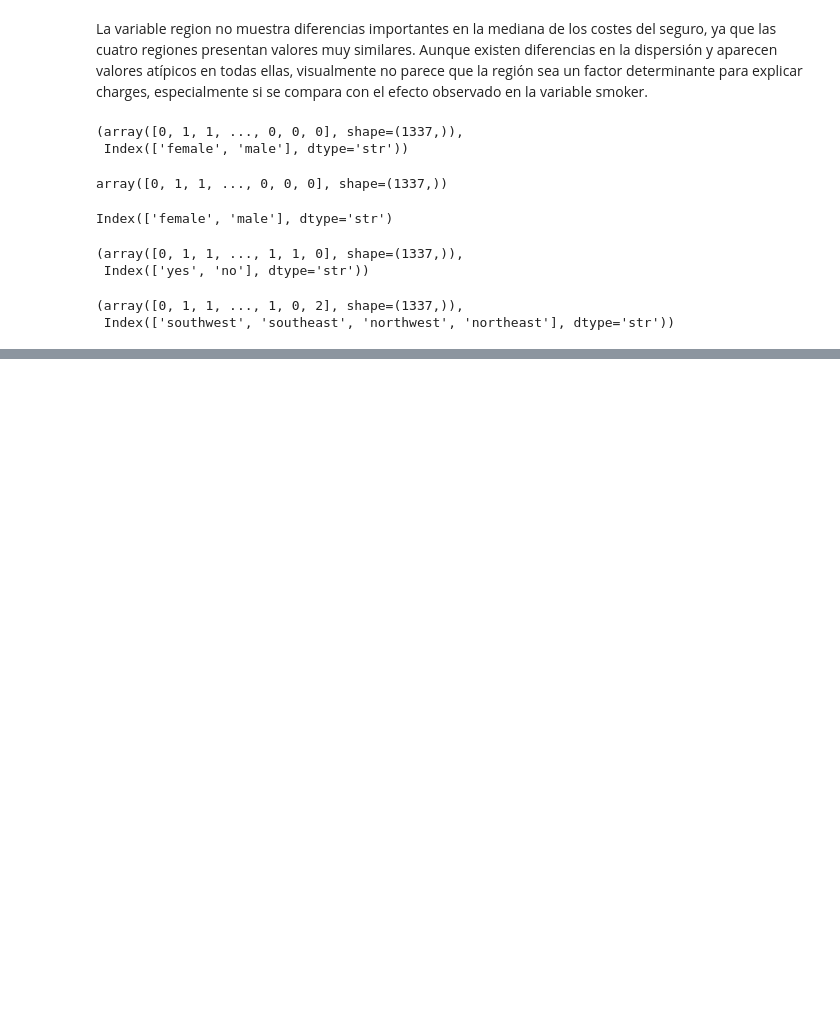
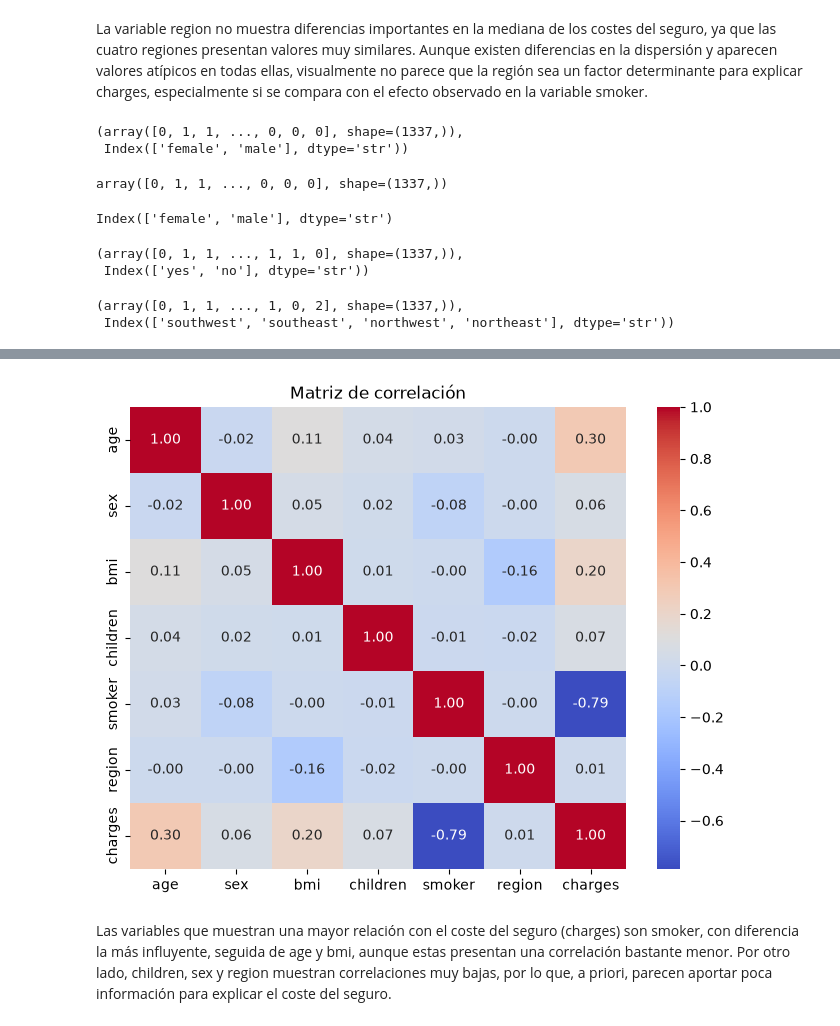
Before and after one commit to sergiocaceresbas/linear-regression-project-tutorial, a Jupyter notebook: src/explore.ipynb, the cells around one changed output, grey strips where cells are left out. Drawn from its saved outputs; the diff is of its cells as text; code cells hidden in the pictures; blank space fills up the shorter version.

```diff
--- a/src/explore.ipynb
+++ b/src/explore.ipynb
@@ -293,0 +326,16 @@ df["region"] = region_codes
+# %%
+
+
+plt.figure(figsize=(8,6))
+
+sns.heatmap(df.corr(),
+            annot=True,
+            cmap="coolwarm",
+            fmt=".2f")
+
+plt.title("Matriz de correlación")
+plt.show()
+# %% [output]
+[figure, added]
+# %% [markdown]
+Las variables que muestran una mayor relación con el coste del seguro (charges) son smoker, con diferencia la más influyente, seguida de age y bmi, aunque estas presentan una correlación bastante menor. Por otro lado, children, sex y region muestran correlaciones muy bajas, por lo que, a priori, parecen aportar poca información para explicar el coste del seguro.
```
Also changed, not shown: parts of 24 cells of this notebook.
